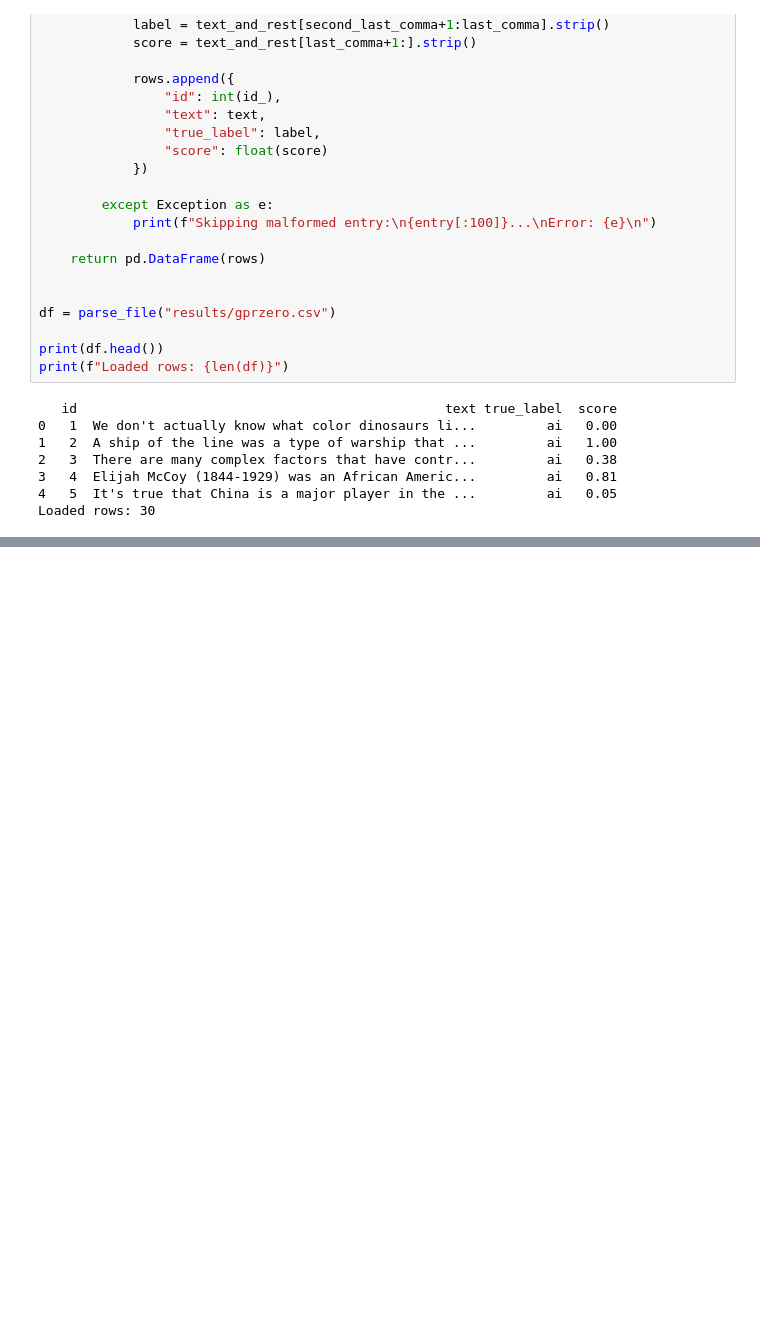
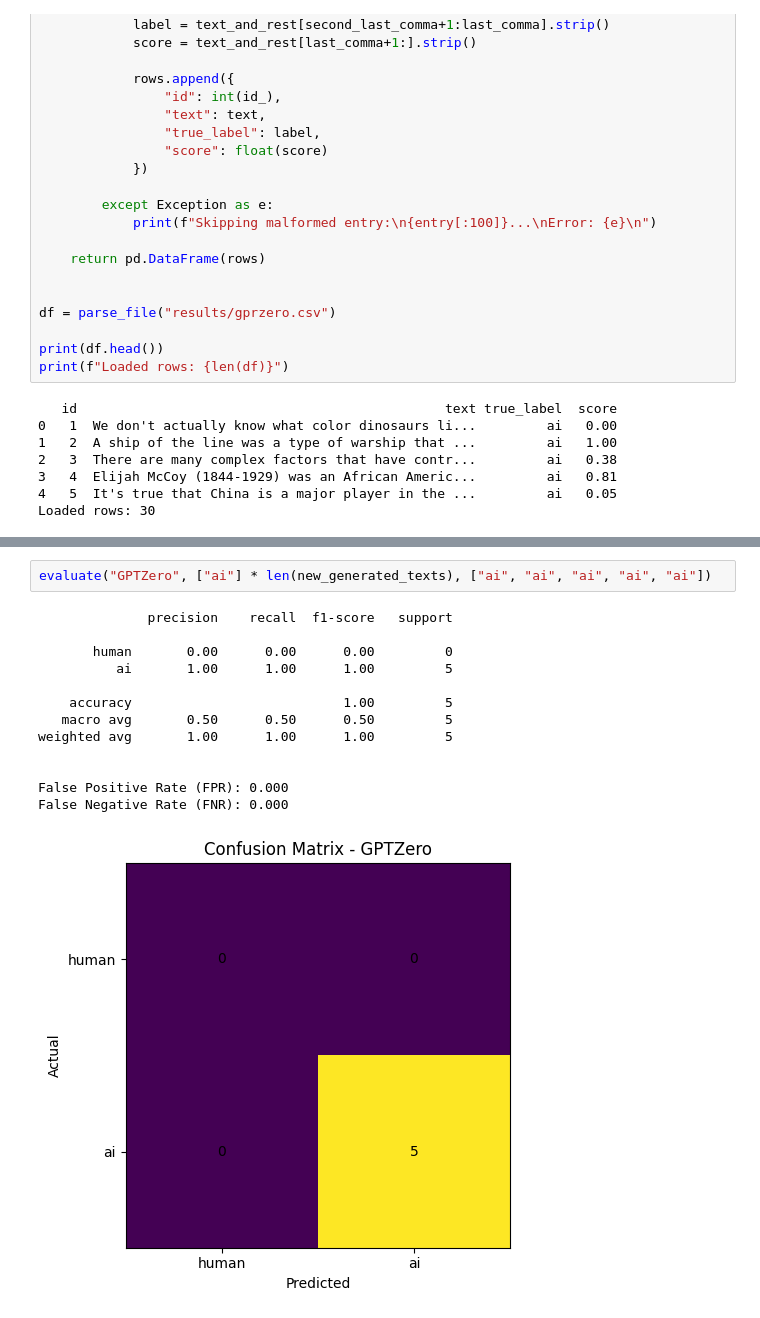
Before and after one commit to Ninj4M4ster/ai_generated_data_detection, a Jupyter notebook: project/notebook.ipynb, the cells around one changed output, grey strips where cells are left out. Cells and saved outputs as stored; diff of their text form; blank space fills up the shorter version.

```diff
--- a/project/notebook.ipynb
+++ b/project/notebook.ipynb
@@ -247,0 +329,16 @@ False Negative Rate (FNR): 0.333
+# %%
+evaluate("GPTZero", ["ai"] * len(new_generated_texts), ["ai", "ai", "ai", "ai", "ai"])
+# %% [output]
+              precision    recall  f1-score   support
+
+       human       0.00      0.00      0.00         0
+          ai       1.00      1.00      1.00         5
+
+    accuracy                           1.00         5
+   macro avg       0.50      0.50      0.50         5
+weighted avg       1.00      1.00      1.00         5
+
+
+False Positive Rate (FPR): 0.000
+False Negative Rate (FNR): 0.000
+[figure, added]
```
Also changed, not shown: parts of 10 cells of this notebook, 1 other file.
